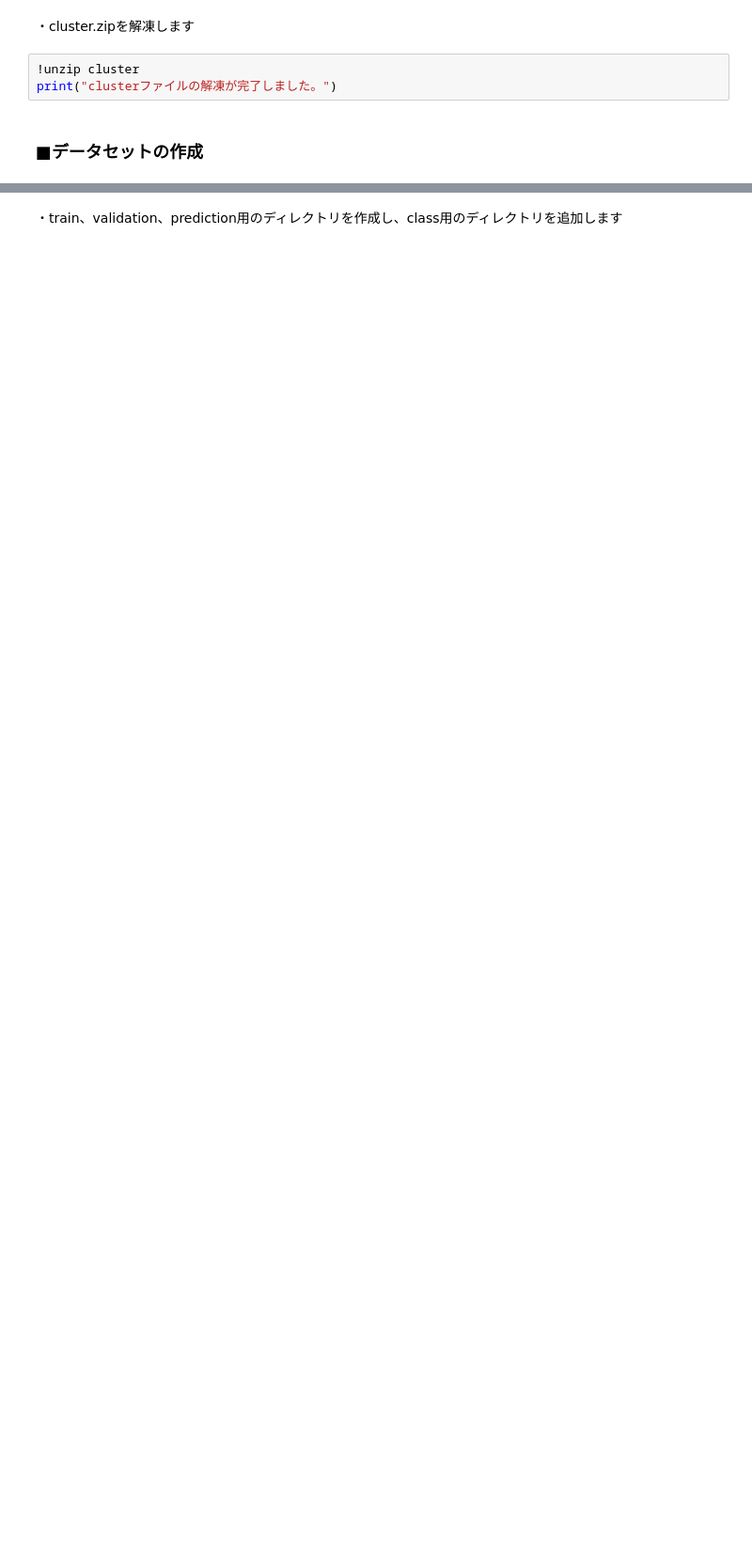
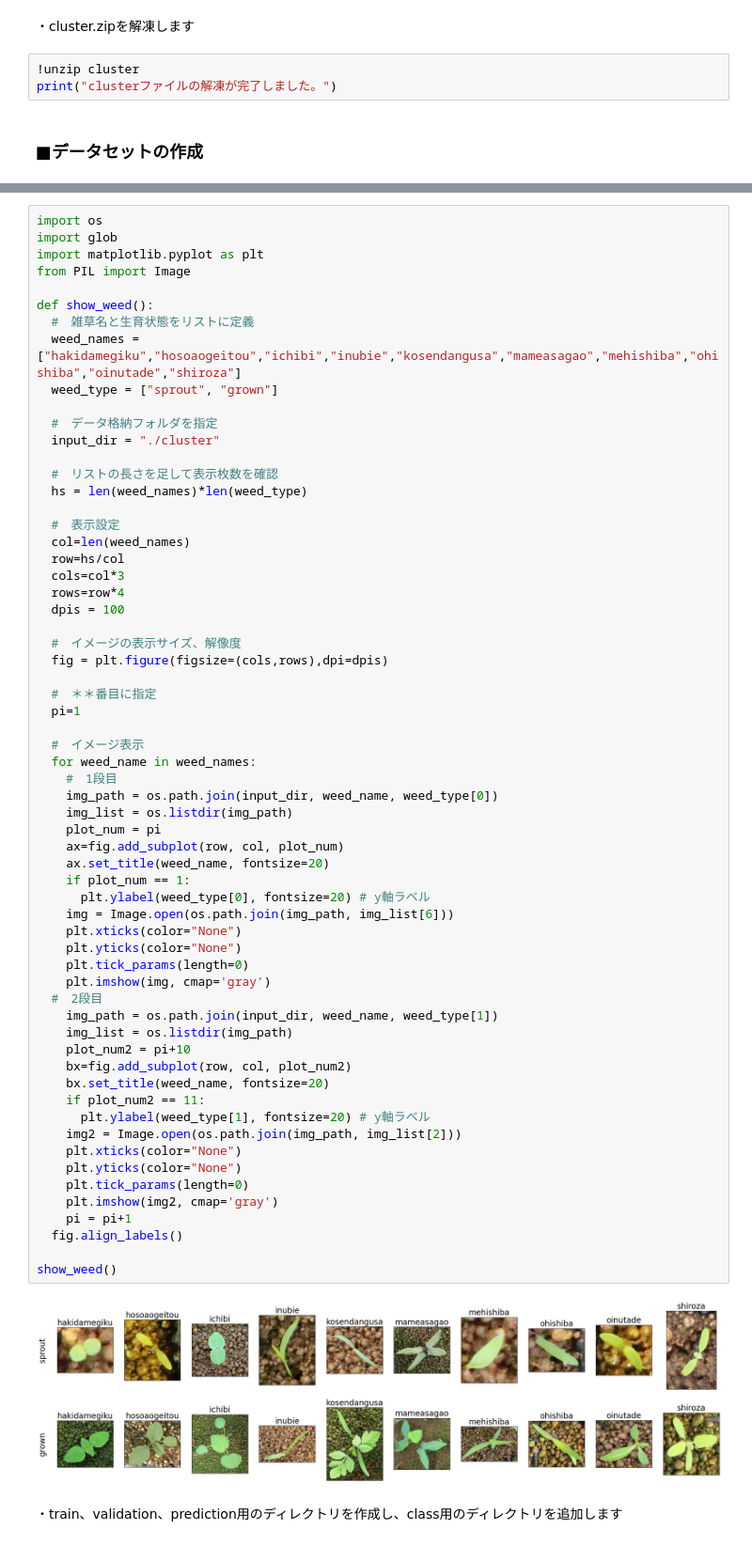
Before and after one commit to NikaMasa51/test_project, a Jupyter notebook: notebook/weed_training_01.ipynb, the cells around one changed output, grey strips where cells are left out. Shown at 94% size. Cells and saved outputs as stored; diff of their text form; blank space fills up the shorter version.

```diff
--- a/notebook/weed_training_01.ipynb
+++ b/notebook/weed_training_01.ipynb
@@ -68,3 +70,67 @@ print("clusterファイルの解凍が完了しました。")
+# %%
+import os
+import glob
+import matplotlib.pyplot as plt
+from PIL import Image
+
+def show_weed():
+  #　雑草名と生育状態をリストに定義
+  weed_names = ["hakidamegiku","hosoaogeitou","ichibi","inubie","kosendangusa","mameasagao","mehishiba","ohishiba","oinutade","shiroza"]
+  weed_type = ["sprout", "grown"]
+
+  #　データ格納フォルダを指定
+  input_dir = "./cluster"
+
+  #　リストの長さを足して表示枚数を確認
+  hs = len(weed_names)*len(weed_type)
+
+  #　表示設定
+  col=len(weed_names)
+  row=hs/col
+  cols=col*3
+  rows=row*4
+  dpis = 100
+
+  #　イメージの表示サイズ、解像度
+  fig = plt.figure(figsize=(cols,rows),dpi=dpis)
+
+  #　＊＊番目に指定
+  pi=1
+
+  #　イメージ表示
+  for weed_name in weed_names:
+    #　1段目
+    img_path = os.path.join(input_dir, weed_name, weed_type[0])
+    img_list = os.listdir(img_path)
+    plot_num = pi
+    ax=fig.add_subplot(row, col, plot_num)
+    ax.set_title(weed_name, fontsize=20)
+    if plot_num == 1:
+      plt.ylabel(weed_type[0], fontsize=20) # y軸ラベル
+    img = Image.open(os.path.join(img_path, img_list[6]))
+    plt.xticks(color="None")
+    plt.yticks(color="None")
+    plt.tick_params(length=0)
+    plt.imshow(img, cmap='gray')
+  #　2段目
+    img_path = os.path.join(input_dir, weed_name, weed_type[1])
+    img_list = os.listdir(img_path)
+    plot_num2 = pi+10
+    bx=fig.add_subplot(row, col, plot_num2)
+    bx.set_title(weed_name, fontsize=20)
+    if plot_num2 == 11:
+      plt.ylabel(weed_type[1], fontsize=20) # y軸ラベル
+    img2 = Image.open(os.path.join(img_path, img_list[2]))
+    plt.xticks(color="None")
+    plt.yticks(color="None")
+    plt.tick_params(length=0)
+    plt.imshow(img2, cmap='gray')
+    pi = pi+1
+  fig.align_labels()
+
+show_weed()
+# %% [output]
+[figure, added]
 # %% [markdown]
 ・train、validation、prediction用のディレクトリを作成し、class用のディレクトリを追加します
 # %%
```
Also changed, not shown: parts of 1 cell of this notebook.
